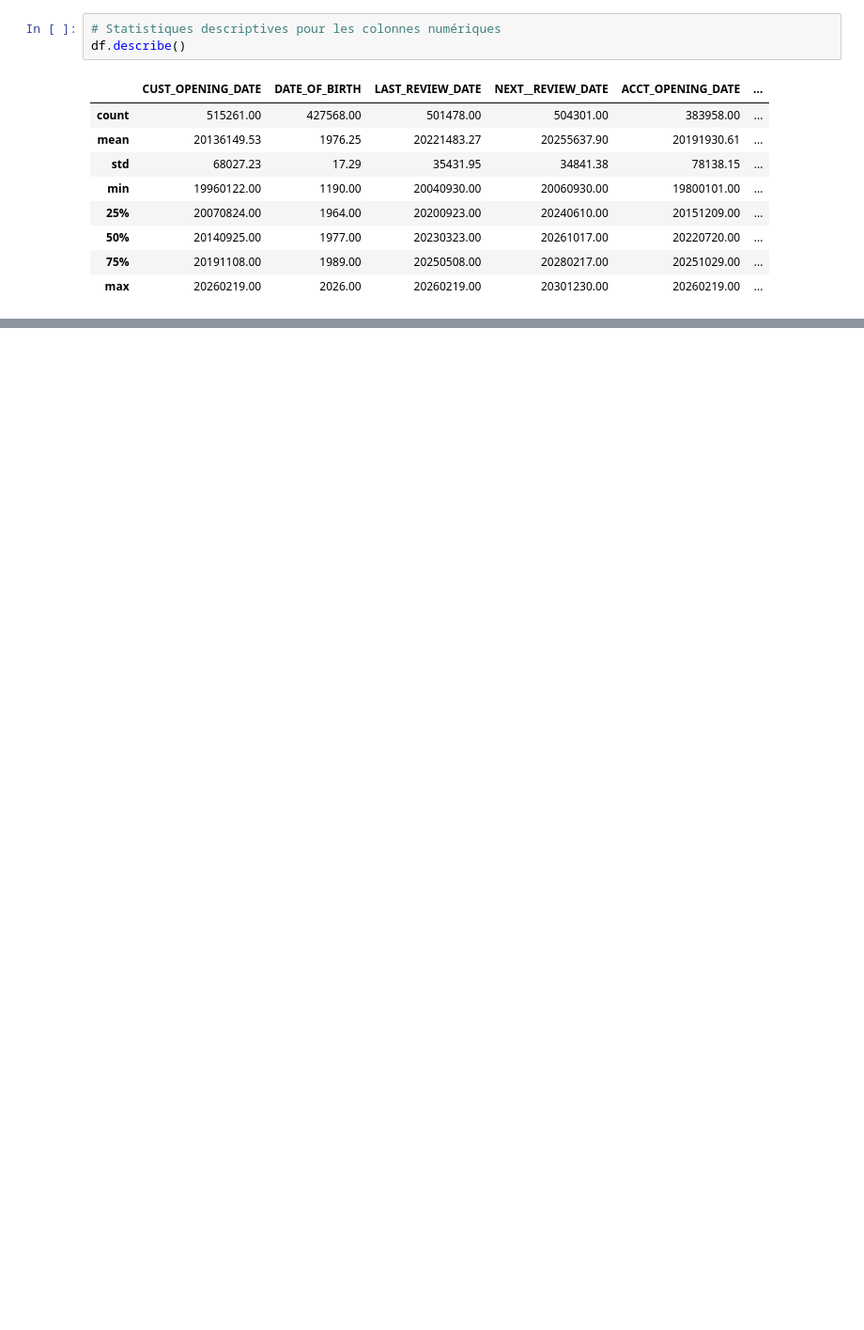
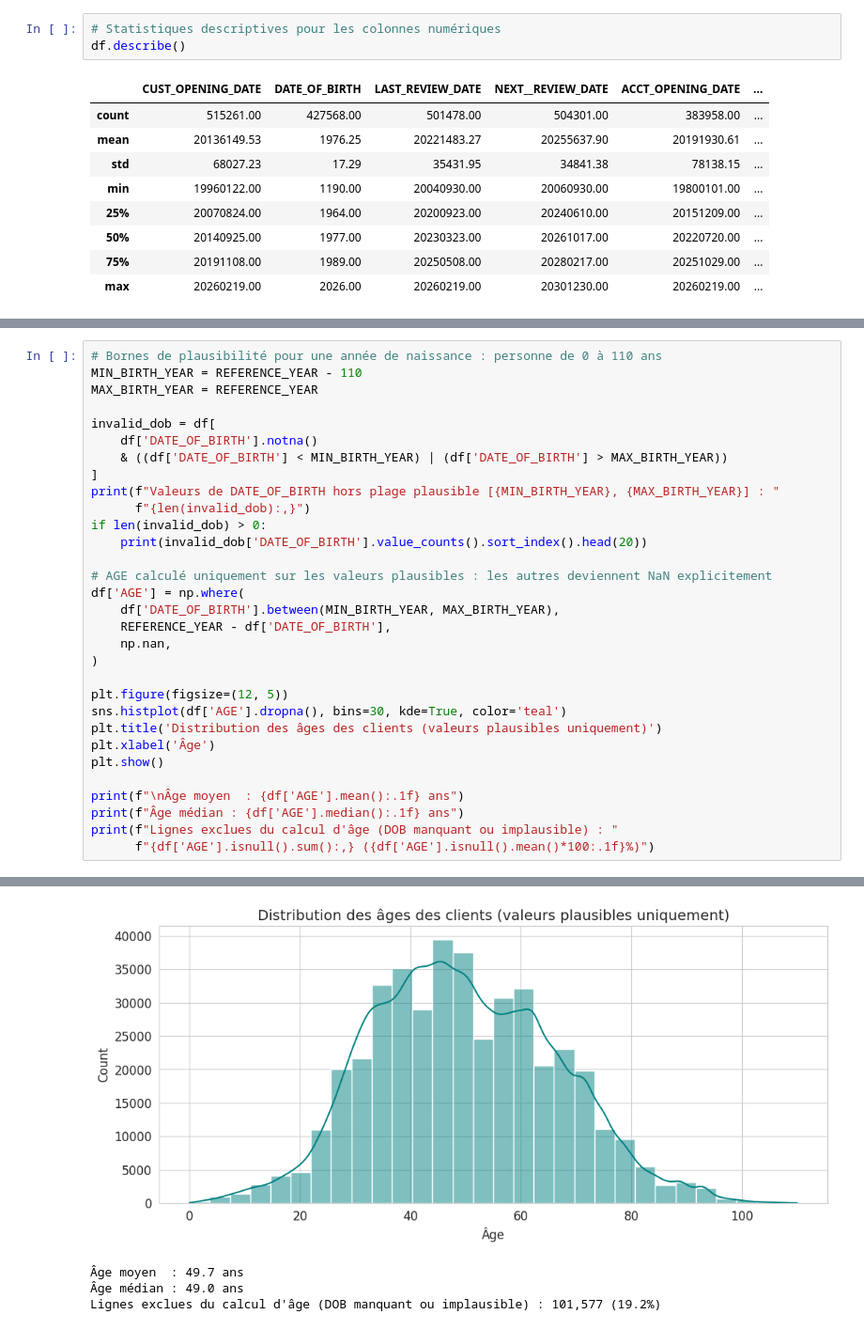
Before and after one commit to Hmz931/ProjetIntegre_Churn_HAFAS, a Jupyter notebook: 01_etl/notebooks/01_exploration.ipynb, the cells around one changed output, grey strips where cells are left out. Shown at 94% size. Saved outputs shown, nothing was run; the diff lists cells and outputs as text; blank space fills up the shorter version.

```diff
--- a/01_etl/notebooks/01_exploration.ipynb
+++ b/01_etl/notebooks/01_exploration.ipynb
@@ -637,0 +453,32 @@ plt.show()
+# %%
+# Bornes de plausibilité pour une année de naissance : personne de 0 à 110 ans
+MIN_BIRTH_YEAR = REFERENCE_YEAR - 110
+MAX_BIRTH_YEAR = REFERENCE_YEAR
+
+invalid_dob = df[
+    df['DATE_OF_BIRTH'].notna()
+    & ((df['DATE_OF_BIRTH'] < MIN_BIRTH_YEAR) | (df['DATE_OF_BIRTH'] > MAX_BIRTH_YEAR))
+]
+print(f"Valeurs de DATE_OF_BIRTH hors plage plausible [{MIN_BIRTH_YEAR}, {MAX_BIRTH_YEAR}] : "
+      f"{len(invalid_dob):,}")
+if len(invalid_dob) > 0:
+    print(invalid_dob['DATE_OF_BIRTH'].value_counts().sort_index().head(20))
+
+# AGE calculé uniquement sur les valeurs plausibles : les autres deviennent NaN explicitement
+df['AGE'] = np.where(
+    df['DATE_OF_BIRTH'].between(MIN_BIRTH_YEAR, MAX_BIRTH_YEAR),
+    REFERENCE_YEAR - df['DATE_OF_BIRTH'],
+    np.nan,
+)
+
+plt.figure(figsize=(12, 5))
+sns.histplot(df['AGE'].dropna(), bins=30, kde=True, color='teal')
+plt.title('Distribution des âges des clients (valeurs plausibles uniquement)')
+plt.xlabel('Âge')
+plt.show()
+
+print(f"\nÂge moyen  : {df['AGE'].mean():.1f} ans")
+print(f"Âge médian : {df['AGE'].median():.1f} ans")
+print(f"Lignes exclues du calcul d'âge (DOB manquant ou implausible) : "
+      f"{df['AGE'].isnull().sum():,} ({df['AGE'].isnull().mean()*100:.1f}%)")
+# %% [output]
@@ -637,0 +502,4 @@ plt.show()
+[figure, added]
+Âge moyen  : 49.7 ans
+Âge médian : 49.0 ans
+Lignes exclues du calcul d'âge (DOB manquant ou implausible) : 101,577 (19.2%)
```
Also changed, not shown: parts of 104 cells of this notebook, 29 other files.
